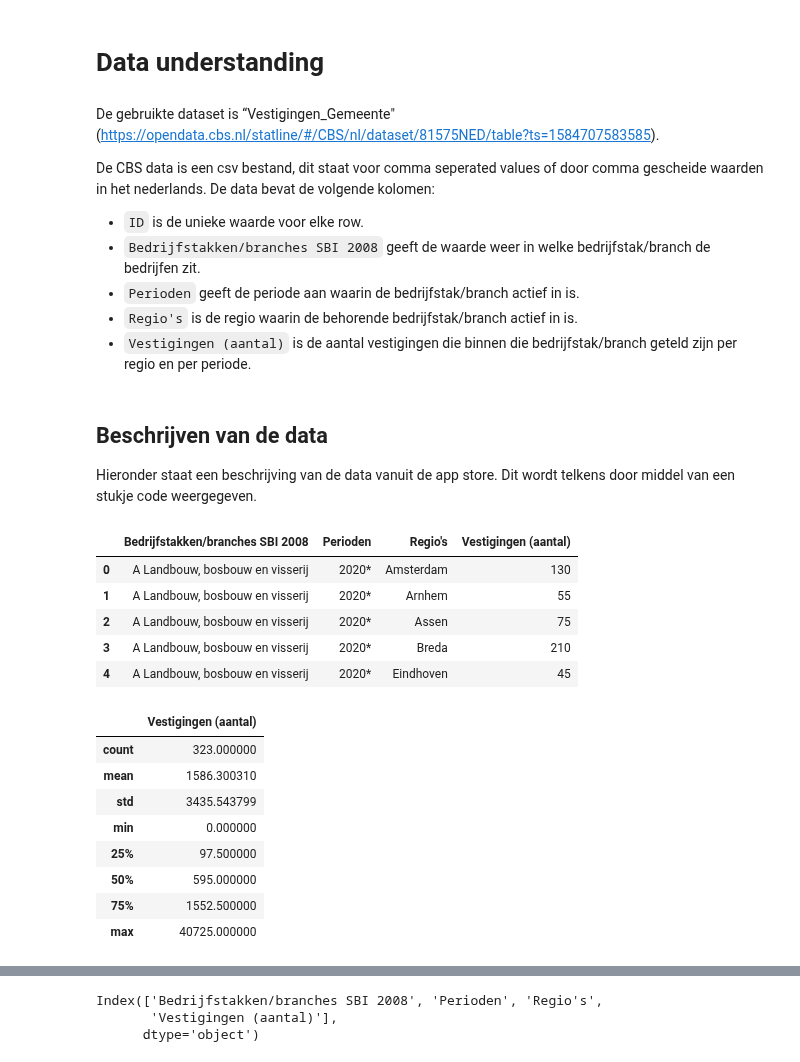
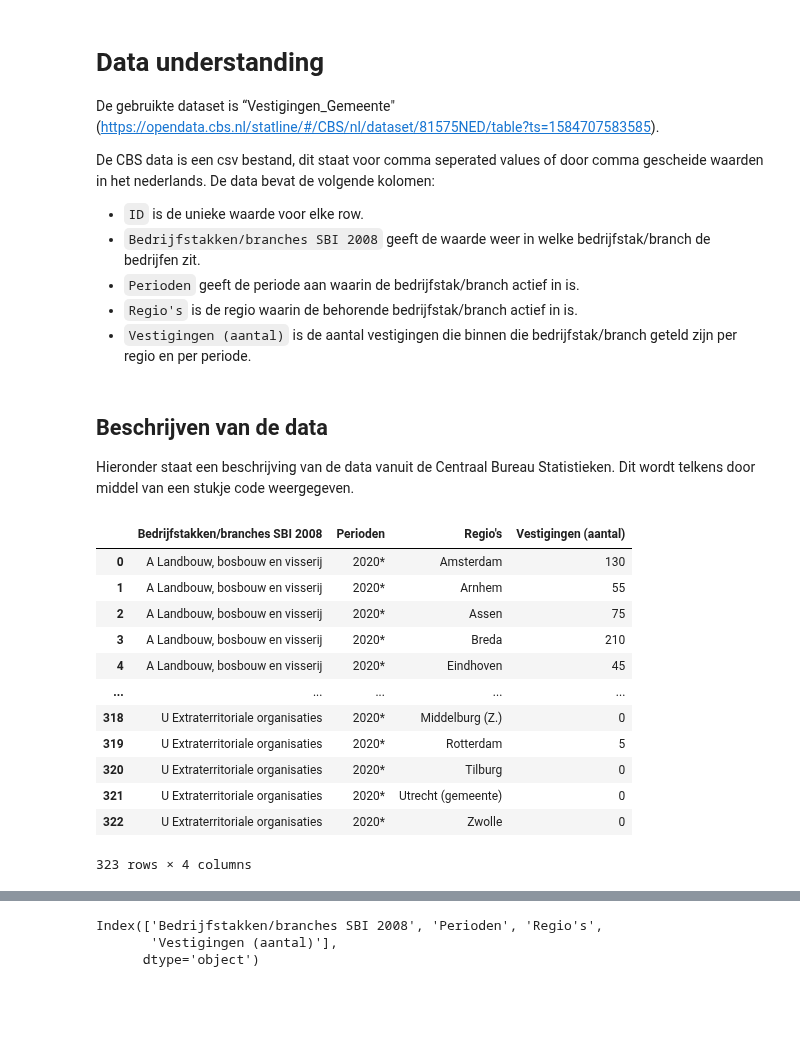
Before and after one commit to BramblePie/FlaskReact, a Jupyter notebook: flask-backend/notebooks/perceel/vestigingen_gemeente_seyfullah.ipynb, the cells around one changed output, grey strips where cells are left out. Saved outputs shown, nothing was run; the diff lists cells and outputs as text; code cells hidden in the pictures; blank space fills up the shorter version.

```diff
--- a/flask-backend/notebooks/perceel/vestigingen_gemeente_seyfullah.ipynb
+++ b/flask-backend/notebooks/perceel/vestigingen_gemeente_seyfullah.ipynb
@@ -1,6 +1,6 @@
-# %% [markdown]
-# Data understanding
 # %% [markdown]
+# Data understanding
+
 De gebruikte dataset is “Vestigingen_Gemeente" (https://opendata.cbs.nl/statline/#/CBS/nl/dataset/81575NED/table?ts=1584707583585).
 
 De CBS data is een csv bestand, dit staat voor comma seperated values of door comma gescheide waarden in het nederlands.
@@ -12,34 +12,32 @@ De data bevat de volgende kolomen:
  - `Vestigingen (aantal)` is de aantal vestigingen die binnen die bedrijfstak/branch geteld zijn per regio en per periode.
 # %% [markdown]
 ## Beschrijven van de data
-Hieronder staat een beschrijving van de data vanuit de app store. Dit wordt telkens door middel van een stukje code weergegeven.
+
+Hieronder staat een beschrijving van de data vanuit de Centraal Bureau Statistieken. Dit wordt telkens door middel van een stukje code weergegeven.
 # %%
 import pandas as pd
 import geopandas as gpd
 import seaborn as sb
 import numpy as np
 import matplotlib.pyplot as plt
 
+# Dataset inlezen
 file = "../../../raw-data/Vestigingen_Gemeente.csv"
 data_vg = pd.read_csv(file, sep=";")
 
-data_vg.head()
+# Dataverkennen door dataframe te openen
+data_vg
 # %% [output]
 |  | Bedrijfstakken/branches SBI 2008 | Perioden | Regio's | Vestigingen (aantal) |
 | 0 | A Landbouw, bosbouw en visserij | 2020* | Amsterdam | 130 |
 | 1 | A Landbouw, bosbouw en visserij | 2020* | Arnhem | 55 |
 | 2 | A Landbouw, bosbouw en visserij | 2020* | Assen | 75 |
 | 3 | A Landbouw, bosbouw en visserij | 2020* | Breda | 210 |
 | 4 | A Landbouw, bosbouw en visserij | 2020* | Eindhoven | 45 |
+| ... | ... | ... | ... | ... |
+| 318 | U Extraterritoriale organisaties | 2020* | Middelburg (Z.) | 0 |
+| 319 | U Extraterritoriale organisaties | 2020* | Rotterdam | 5 |
+| 320 | U Extraterritoriale organisaties | 2020* | Tilburg | 0 |
+| 321 | U Extraterritoriale organisaties | 2020* | Utrecht (gemeente) | 0 |
+| 322 | U Extraterritoriale organisaties | 2020* | Zwolle | 0 |
+323 rows × 4 columns
-# %%
-data_vg.describe()
-# %% [output]
-|  | Vestigingen (aantal) |
-| count | 323.000000 |
-| mean | 1586.300310 |
-| std | 3435.543799 |
-| min | 0.000000 |
-| 25% | 97.500000 |
-| 50% | 595.000000 |
-| 75% | 1552.500000 |
-| max | 40725.000000 |
```
Also changed, not shown: parts of 3 cells of this notebook, 1 other file.
